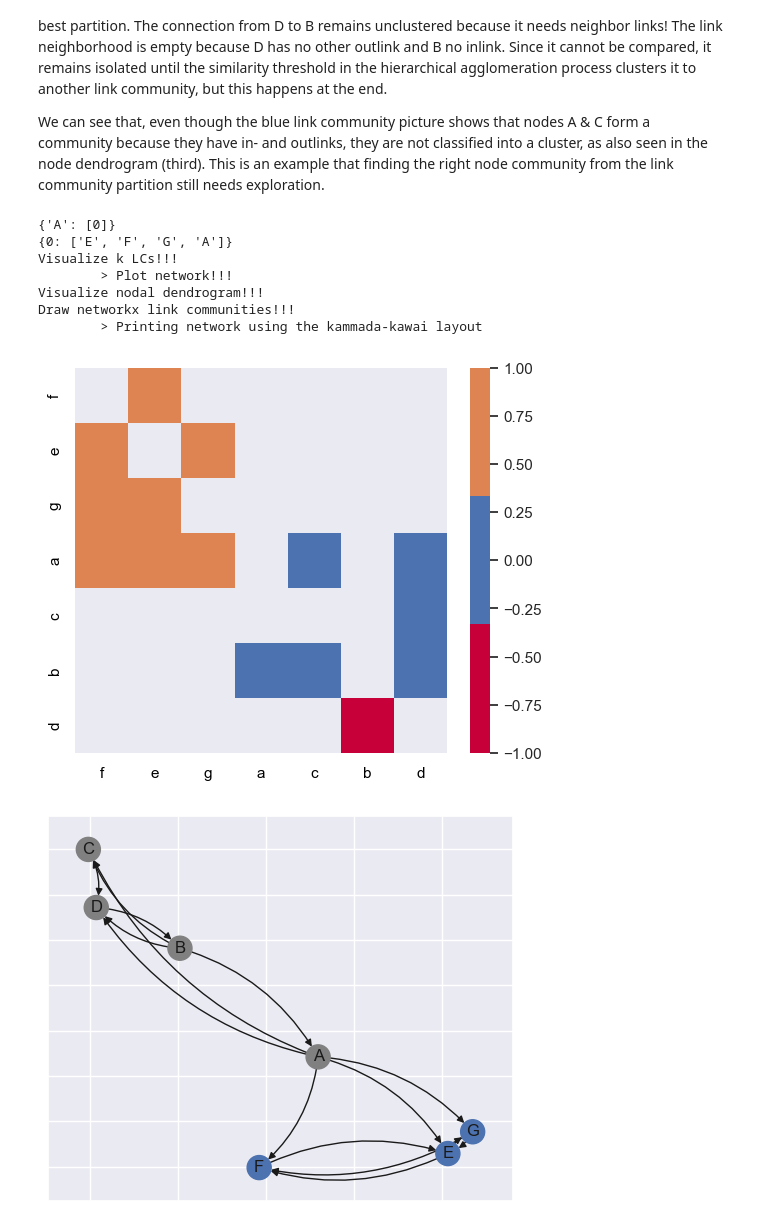
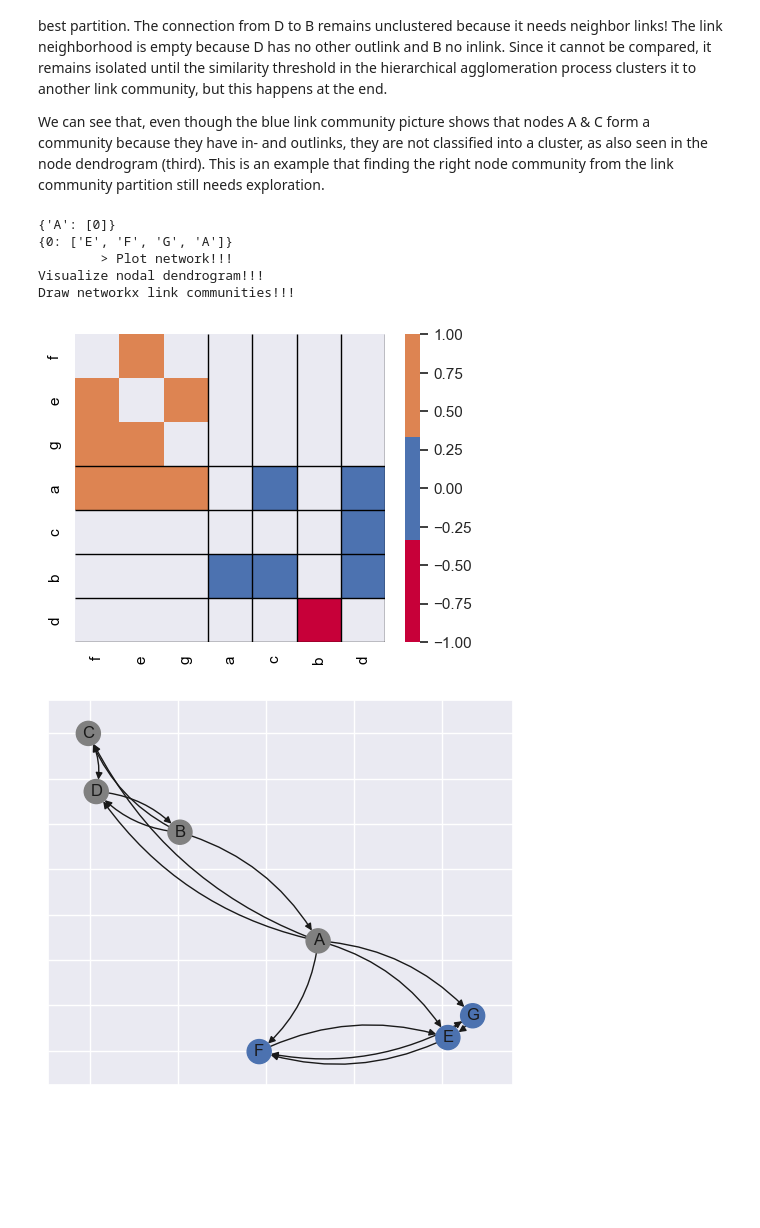
Before and after one commit to mrtnzrm2/ELK, a Jupyter notebook: BowTie_example_one.ipynb, the cells around one changed output. Saved outputs shown, nothing was run; the diff lists cells and outputs as text; code cells hidden in the pictures; blank space fills up the shorter version.

```diff
--- a/BowTie_example_one.ipynb
+++ b/BowTie_example_one.ipynb
@@ -19,7 +19,7 @@ from various.network_tools import get_labels_from_Z, omega_index_format, get_bes
 # %% [markdown]
 The make_toys function, as its name suggests, creates the networks that we are going to use in this example. It produces 12 networks, but we will just cover four: toy_0, toy_6, toy_3, and toy_1. As it can be read in the code, the networks with several nodes have a basic layout with two main clusters with strong connections. There is also node A which can have six out of the twelve connections with two different strengths. The algorithm places the six connections in a sequence.
 # %%
-def make_toys(linkage, **kwargs):
+def make_toys(**kwargs):
   ww = 1
   ws = 5
 
@@ -55,7 +55,7 @@ def make_toys(linkage, **kwargs):
     toy_copy = toy.copy()
     toy_copy[rows, cols] = A[wheel]
     NETS.append(
-      TOY(toy_copy.astype(float), linkage, **kwargs)
+      TOY(toy_copy.astype(float), **kwargs)
     )
   return n, NETS
 # %% [markdown]
@@ -78,11 +78,10 @@ properties = {
   "prob" : prob,
   "cut" : cut,
   "topology" : topology,
-  "index" : index,
-  "mode" : mode
+  "index" : index
 }
 
-N, NETS = make_toys(linkage, **properties)
+N, NETS = make_toys(**properties)
 original_labels = np.array(["A", "B", "C", "D", "E", "F", "G"])
 labels_dict = dict()
 for i in np.arange(nodes):
@@ -93,7 +92,7 @@ HS = []
 for i, net in enumerate(NETS):
   print(f"\n\n\tAnalysing toy: {toy_names[i]}")
   net.set_labels(original_labels)
-  h = Hierarchy(net, net.A, net.A, nodes, linkage, mode)
+  h = Hierarchy(net.A, nodes, linkage, mode, **properties)
   ## Compute features ----
   h.compute_H_features_cpp()
   ## Compute link entropy ----
@@ -103,16 +102,10 @@ for i, net in enumerate(NETS):
   ## Compute node entropy ----
   h.node_entropy_cpp("short", cut=cut)
   # Set labels to network ----
-  L = colregion(net, labels=net.labels)
+  L = colregion(net)
+  L.get_regions()
   h.set_colregion(L)
   HS.append(h)
-  # Entropy ----
-  S = Hierarchical_Entropy(h.Z, h.nodes, list(range(h.nodes)))
-  S.Z2dict("short")
-  h.entropy = [
-    h.node_entropy, h.node_entropy_H,
-    h.link_entropy, h.link_entropy_H
-  ]
 # %% [output]
         Analysing toy: 0
 Compute link hierarchical agglomeration ----
@@ -286,39 +273,37 @@ plot_h = Plot_H(HS[3])
 k, r = get_best_kr_equivalence(score, HS[3])                                      # <------ Very interesting. Why?
 rlabels = get_labels_from_Z(HS[3].Z, r)
 noc, subcover, sizes = HS[3].discovery(k, rlabels)
 # Which are the NOCs?
 print(subcover)
 cover = omega_index_format(
   rlabels, subcover, HS[3].colregion.labels[:HS[3].nodes]
 )
 # What is the cover?
 print(cover)
 # Plots
 plot_h.lcmap_dendro(
-  [k], cmap_name="deep", figwidth=6, figheight=5
+  r, k, cmap_name="deep", width=5, height=4
 )
 plot_h.plot_network_simple(
-  rlabels, cmap_name="deep", figwidth=6, figheight=5,
+  rlabels, cmap_name="deep", width=6, height=5,
   labels=labels_dict
 )
 plot_h.nodal_dendrogram(
-  [r], cmap_name="deep", figwidth=7, figheight=5
+  r, cmap_name="deep", width=6, height=4
 )
 plot_h.plot_link_communities(
-  k, cmap_name="deep", figwidth=6, figheight=5,
+  k, cmap_name="deep", width=6, height=5,
   labels=labels_dict
 )
 plot_h.plot_network_kk(
-  HS[3], rlabels, subcover, sizes, HS[3].colregion.labels,
+  HS[3].A, rlabels, subcover, sizes,
   ang=0, font_size=7, cmap_name="deep", front_edges=True
 )
 # %% [output]
 {'A': [0]}
 {0: ['E', 'F', 'G', 'A']}
-Visualize k LCs!!!
         > Plot network!!!
 Visualize nodal dendrogram!!!
 Draw networkx link communities!!!
-        > Printing network using the kammada-kawai layout
-[figure, old version]
+[figure, new version]
 [figure]
```
Also changed, not shown: parts of 4 cells of this notebook, 17 other files.
